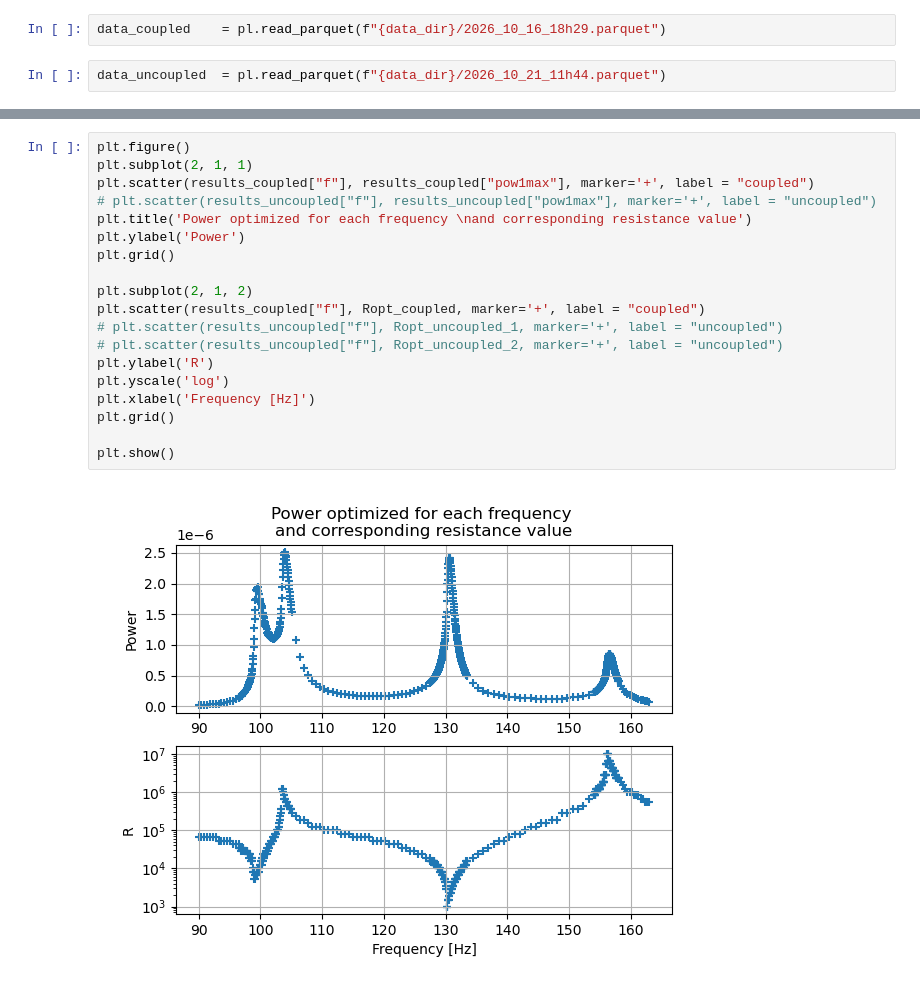
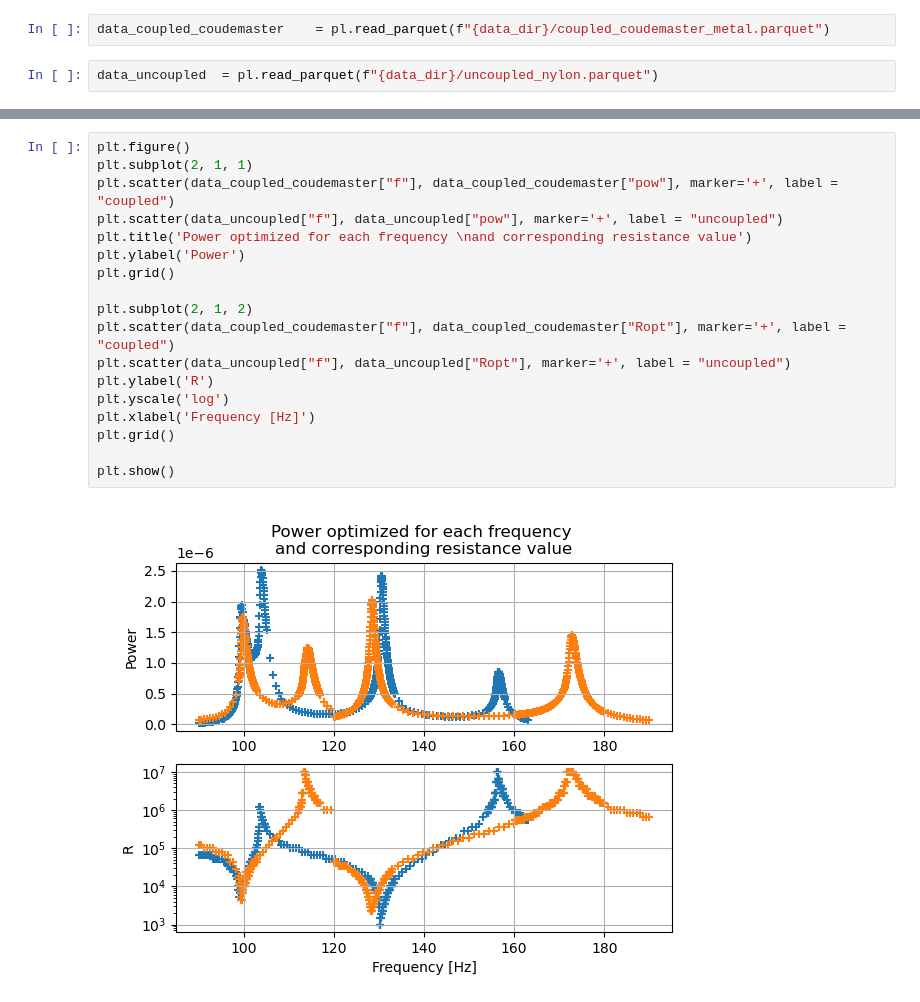
Before and after one commit to SalsyUniate/LinearManipsData, a Jupyter notebook: post_process.ipynb, the cells around one changed output, grey strips where cells are left out. Drawn from its saved outputs; the diff is of its cells as text.

```diff
--- a/post_process.ipynb
+++ b/post_process.ipynb
@@ -9,5 +9,5 @@ data_dir = "data_complete"
 # %%
-data_coupled    = pl.read_parquet(f"{data_dir}/2026_10_16_18h29.parquet")
+data_coupled_coudemaster    = pl.read_parquet(f"{data_dir}/coupled_coudemaster_metal.parquet")
 # %%
-data_uncoupled  = pl.read_parquet(f"{data_dir}/2026_10_21_11h44.parquet")
+data_uncoupled  = pl.read_parquet(f"{data_dir}/uncoupled_nylon.parquet")
 # %%
@@ -107,24 +55,23 @@ plt.show()
 # %%
 plt.figure()
 plt.subplot(2, 1, 1)
-plt.scatter(results_coupled["f"], results_coupled["pow1max"], marker='+', label = "coupled")
-# plt.scatter(results_uncoupled["f"], results_uncoupled["pow1max"], marker='+', label = "uncoupled")
+plt.scatter(data_coupled_coudemaster["f"], data_coupled_coudemaster["pow"], marker='+', label = "coupled")
+plt.scatter(data_uncoupled["f"], data_uncoupled["pow"], marker='+', label = "uncoupled")
 plt.title('Power optimized for each frequency \nand corresponding resistance value')
 plt.ylabel('Power')
 plt.grid()
 
 plt.subplot(2, 1, 2)
-plt.scatter(results_coupled["f"], Ropt_coupled, marker='+', label = "coupled")
-# plt.scatter(results_uncoupled["f"], Ropt_uncoupled_1, marker='+', label = "uncoupled")
-# plt.scatter(results_uncoupled["f"], Ropt_uncoupled_2, marker='+', label = "uncoupled")
+plt.scatter(data_coupled_coudemaster["f"], data_coupled_coudemaster["Ropt"], marker='+', label = "coupled")
+plt.scatter(data_uncoupled["f"], data_uncoupled["Ropt"], marker='+', label = "uncoupled")
 plt.ylabel('R')
 plt.yscale('log')
 plt.xlabel('Frequency [Hz]')
 plt.grid()
 
 plt.show()
 # %% [output]
-[figure, old version]
+[figure, new version]
 # %%
 plt.figure()
 plt.subplot(2, 1, 1)
```
Also changed, not shown: parts of 12 cells of this notebook, 5 other files.
